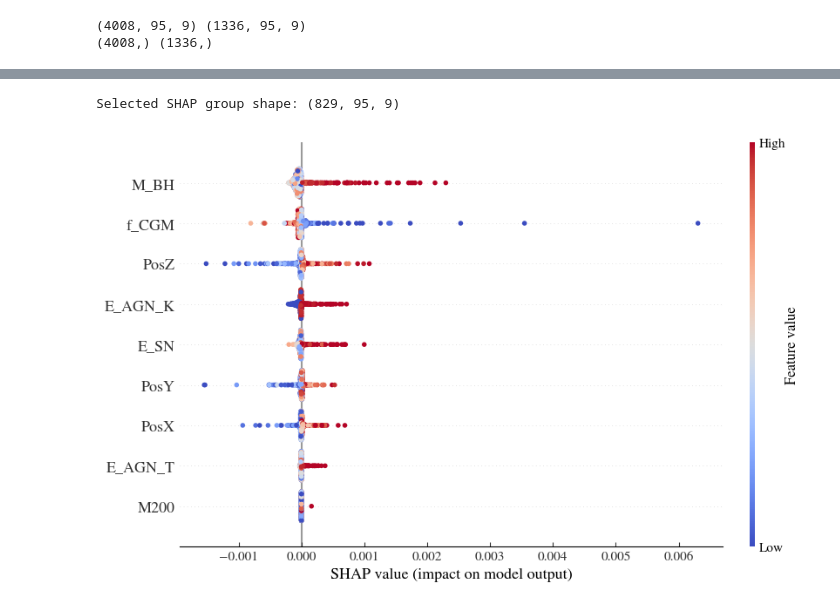
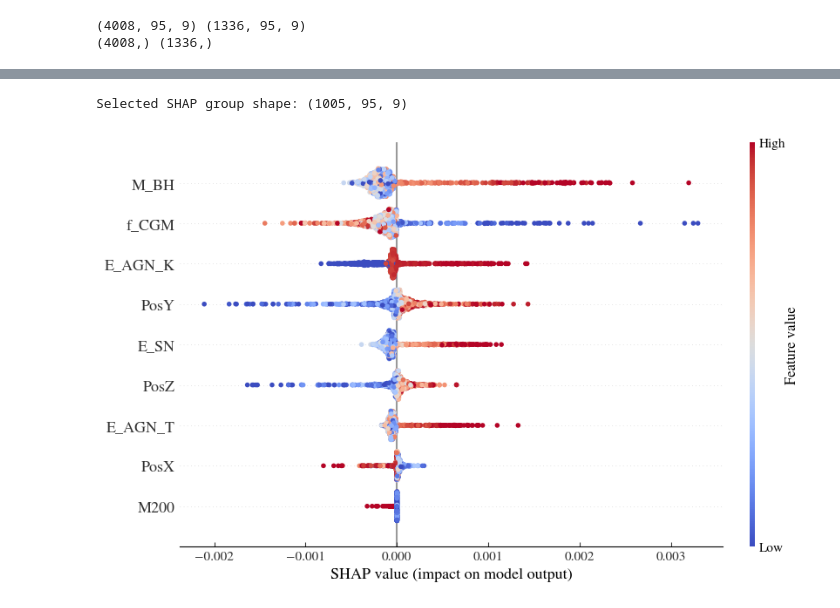
Before and after one commit to RJ-Roberts/Quenching_LSTM, a Jupyter notebook: LSTM.ipynb, the cells around one changed output, grey strips where cells are left out. Cells and saved outputs as stored; diff of their text form; code cells hidden in the pictures.

```diff
--- a/LSTM.ipynb
+++ b/LSTM.ipynb
@@ -455,37 +455,37 @@ class LSTMWrappedForSHAP(nn.Module):
         return out
 
 
-X_selected = X_test_scaled[low_mask & starforming_mask]
+X_selected = X_test_scaled[starforming_mask]
 print(f"Selected SHAP group shape: {X_selected.shape}")  # (N_selected, 95, 9)
 
 # Flatten time and feature dimensions
 X_selected_flat = X_selected.reshape(X_selected.shape[0], -1)
 
 # Convert model to eval mode
 model.eval()
 
 # Wrap the model
 shap_model = LSTMWrappedForSHAP(model, time_steps=X_selected.shape[1], feature_dim=X_selected.shape[2]).to(device)
 
 # Create SHAP explainer
 background = torch.tensor(X_selected_flat[:100], dtype=torch.float32).to(device)  # sample for speed
 
 timestep = 90
 feature_names = ['M200', 'E_AGN_K', 'E_AGN_T', 'E_SN', 'PosX', 'PosY', 'PosZ', 'M_BH', 'f_CGM']
 
 explainer = shap.GradientExplainer(shap_model, background)
 shap_values = explainer(torch.tensor(X_selected_flat, dtype=torch.float32).to(device))
 shap_values.feature_names = feature_names
 
 n_features = X_selected.shape[2]
 start_idx = timestep * n_features
 end_idx = (timestep + 1) * n_features
 
 # Subset Explanation object to only timestep 90
 shap_values_t = shap_values[:, start_idx:end_idx]
 
 fig = plt.subplots(figsize=(8,8))
 shap.plots.beeswarm(shap_values_t, max_display=9, show=True, color=plt.get_cmap("coolwarm"))
 # %% [output]
-Selected SHAP group shape: (829, 95, 9)
+Selected SHAP group shape: (1005, 95, 9)
-[figure, old version]
+[figure, new version]
```
Also changed, not shown: parts of 8 cells of this notebook, 1 other file.
